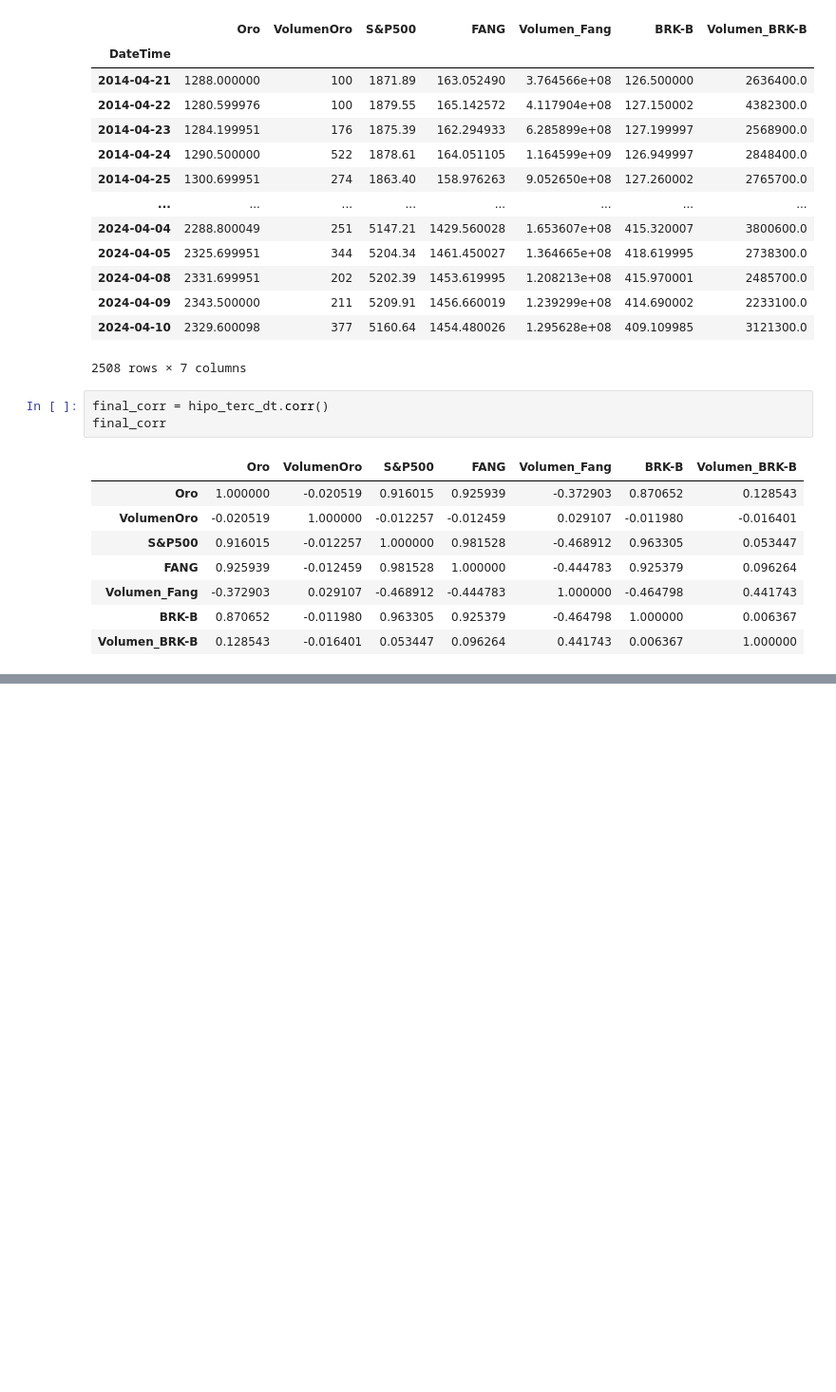
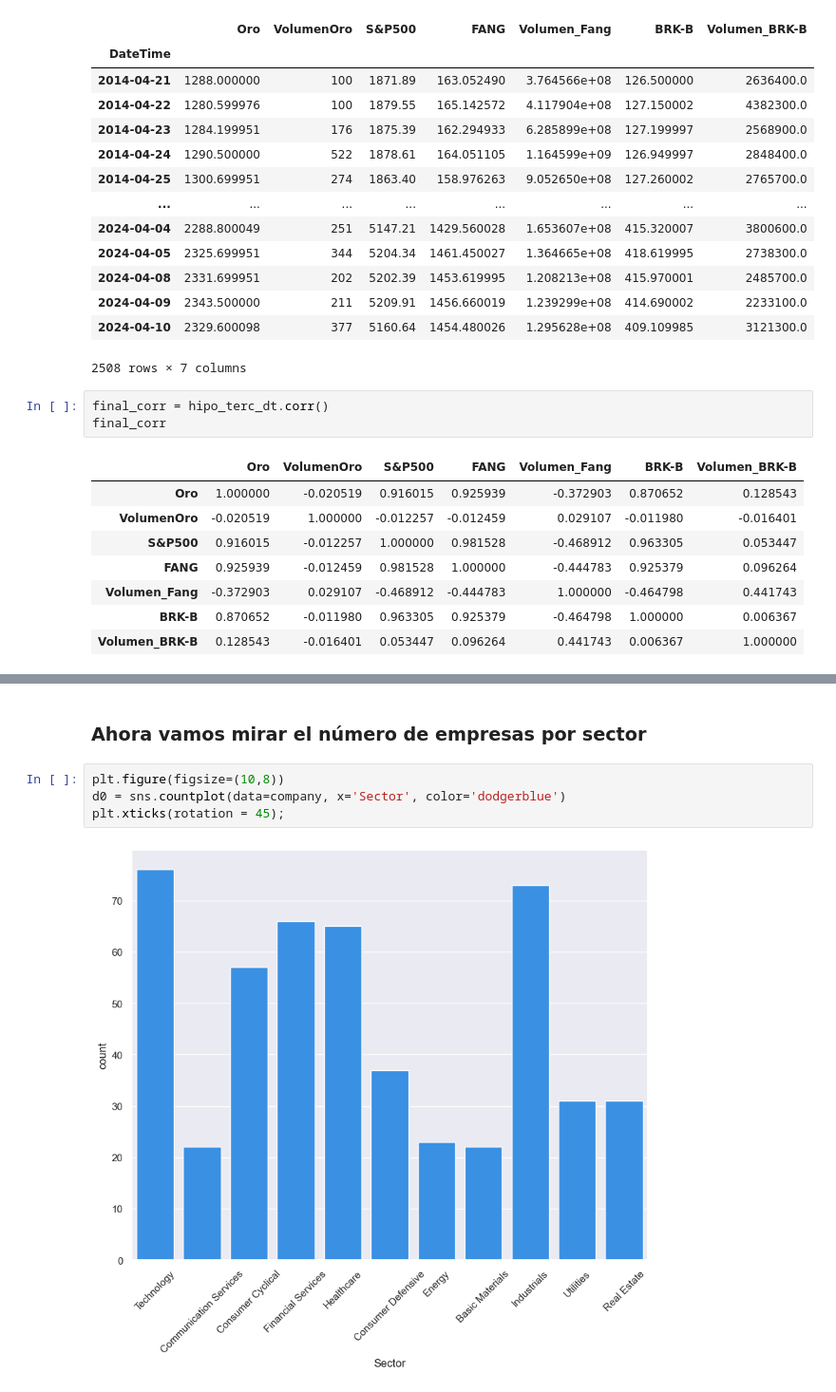
Before and after one commit to adriani94bil/EDA_SP500_Model, a Jupyter notebook: EDA.ipynb, the cells around one changed output, grey strips where cells are left out. Shown at 95% size. Saved outputs shown, nothing was run; the diff lists cells and outputs as text; blank space fills up the shorter version.

```diff
--- a/EDA.ipynb
+++ b/EDA.ipynb
@@ -473,0 +556,8 @@ with sns.axes_style("white"):
+# %% [markdown]
+### Ahora vamos mirar el número de empresas por sector
+# %%
+plt.figure(figsize=(10,8))
+d0 = sns.countplot(data=company, x='Sector', color='dodgerblue')
+plt.xticks(rotation = 45);
+# %% [output]
+[figure, added]
```
Also changed, not shown: parts of 25 cells of this notebook, 1 other file.
